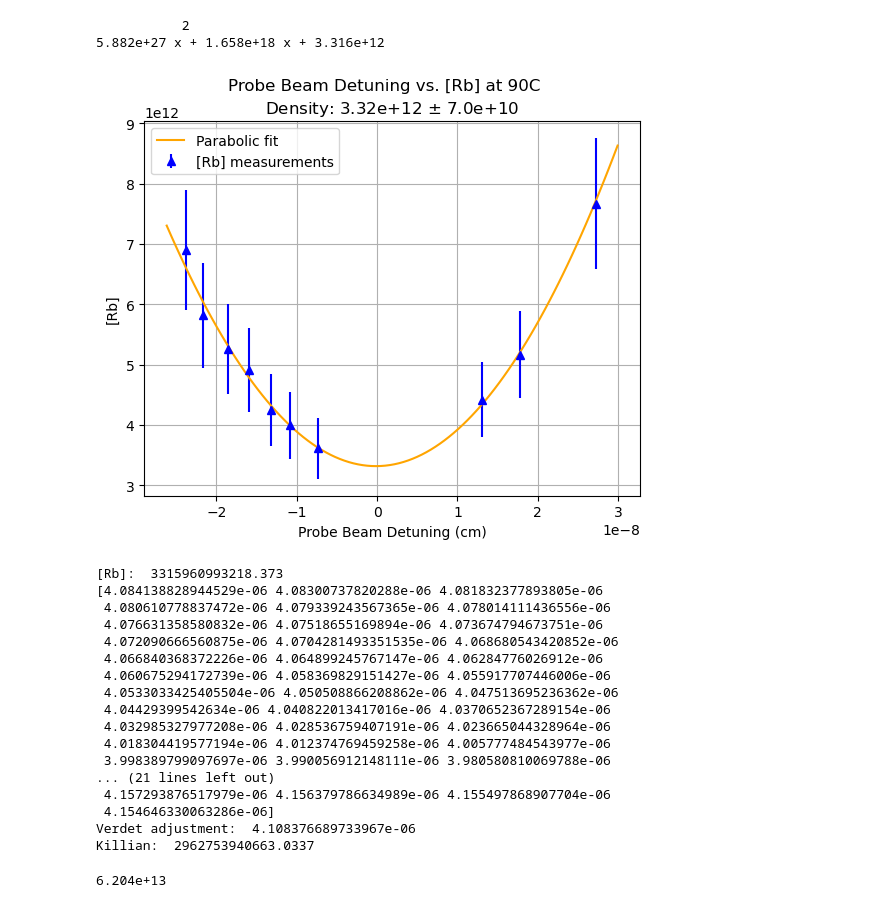
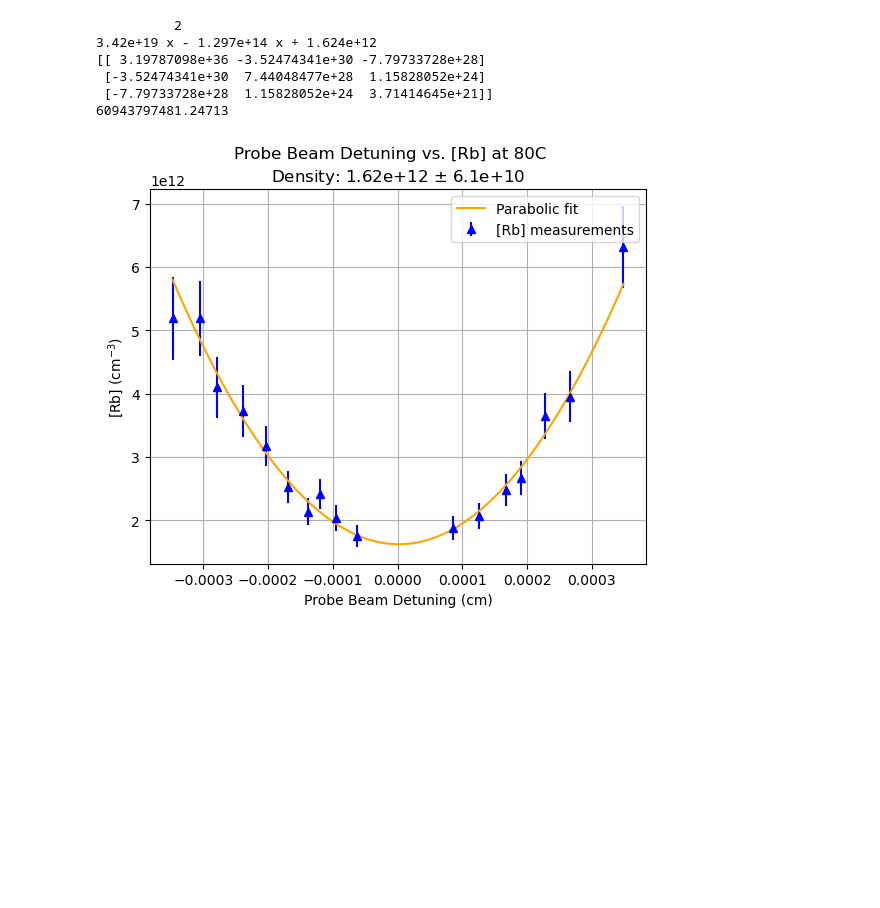
Before and after one commit to Saam-SEOP-Lab/alkali-density, a Jupyter notebook: PrepParabolicAnalysis.ipynb, the cells around one changed output. Saved outputs shown, nothing was run; the diff lists cells and outputs as text; code cells hidden in the pictures; blank space fills up the shorter version.

```diff
--- a/PrepParabolicAnalysis.ipynb
+++ b/PrepParabolicAnalysis.ipynb
@@ -156,12 +126,10 @@ print(density_120C)
 from density_app.functions.fitting_and_error import get_extended_xs, get_parabolic_fit, get_parabola_extrema, get_density_error_from_parabolic_fit
 from density_app.functions.alkali_density_calculation import get_main_prefactor, get_first_order_terms_prefactor, get_second_order_terms_prefactor, get_first_order_terms, get_second_order_terms, killian_density
 
-
 def plot_parabola(data_set, d2_resonance, temperature):
-    x = data_set['ProbeWavelength'].to_numpy()-d2_resonance
+    x = (data_set['ProbeWavelength'].to_numpy()-d2_resonance)/data_set['ProbeWavelength'].to_numpy()
     y = data_set['Density'].to_numpy()
     error = data_set['DensityError'].to_numpy()
-
 
     #figure setup
     fig = plt.figure()
@@ -171,66 +139,52 @@ def plot_parabola(data_set, d2_resonance, temperature):
     my_fit, cv = get_parabolic_fit(x, y, error)
 
     #plot the data sets
-    ax.errorbar(x=x, y=y, yerr=error, color='blue', marker='^', linestyle='none', label = '[Rb] measurements')
+    ax.errorbar(x=x, y=y, yerr=abs(error), color='blue', marker='^', linestyle='none', label = '[Rb] measurements')
     #plot the parabolic fit
-    polyline = get_extended_xs(x, 100, .1)
+    polyline = get_extended_xs(x, 100, .0001)
     ax.plot(polyline, my_fit(polyline), color='orange', label = 'Parabolic fit')
 
     #get the true density value by taking the minimum of my fit
     min_wl, min_den = get_parabola_extrema(my_fit)
     min_density_fmt = formatter(min_den, 2)
     rb_den_final_error = get_density_error_from_parabolic_fit(cv)
     rb_den_final_error_fmt = formatter(rb_den_final_error, 1)
     den_text = "Density: "+min_density_fmt+r" $ \pm $ "+rb_den_final_error_fmt
 
     #set up labels, titles, grid
     fig.suptitle("Probe Beam Detuning vs. [Rb] at %dC"%(temperature))
     ax.set_title(den_text)
     ax.legend()
     ax.set_xlabel("Probe Beam Detuning (cm)")
-    ax.set_ylabel("[Rb]")
+    ax.set_ylabel("[Rb] (cm$^{-3}$)")
     ax.grid(visible=True, which='both', axis='both')
 
     #Print out Density info, for easy copypasting if necessary
     #print("Alkali Metal Density: ", min_density_fmt)
     #print("Density Error: ", rb_den_final_error_fmt)
     print(my_fit)
+    print(cv)
+    print(rb_den_final_error)
     #display the plot
     plt.show()
 
 #actual density should be a flat line at the minimum
 #want to know the difference between the fit and the minimum and also the points and the minimum
 
-T=90
-data = density_90C
+T=80
+data = density_80C
 plot_parabola(data, d2_resonance, T)
 
-fit, rb, err = get_true_density(data, d2_resonance)
-print("[Rb]: ", rb)
-print("Verdet adjustment: ", get_verdet_adjustment(data, d1_resonance, d2_resonance, 3.7, T))
-print("Killian: ",killian_density(T))
+#fit, rb, err = get_true_density(data, d2_resonance)
+#print("[Rb]: ", rb)
+#print("Precent Error:", err*100/rb)
+#print("Verdet adjustment: ", get_verdet_adjustment(data, d1_resonance, d2_resonance, 3.7, T))
+#print("Killian: ",killian_density(T))
 # %% [output]
-           2
-5.882e+27 x + 1.658e+18 x + 3.316e+12
+          2
+3.42e+19 x - 1.297e+14 x + 1.624e+12
+[[ 3.19787098e+36 -3.52474341e+30 -7.79733728e+28]
+ [-3.52474341e+30  7.44048477e+28  1.15828052e+24]
+ [-7.79733728e+28  1.15828052e+24  3.71414645e+21]]
+60943797481.24713
-[figure, old version]
+[figure, new version]
-[Rb]:  3315960993218.373
-[4.084138828944529e-06 4.08300737820288e-06 4.081832377893805e-06
- 4.080610778837472e-06 4.079339243567365e-06 4.078014111436556e-06
- 4.076631358580832e-06 4.07518655169894e-06 4.073674794673751e-06
- 4.072090666560875e-06 4.0704281493351535e-06 4.068680543420852e-06
- 4.066840368372226e-06 4.064899245767147e-06 4.06284776026912e-06
- 4.060675294172739e-06 4.058369829151427e-06 4.055917707446006e-06
- 4.0533033425405504e-06 4.050508866208862e-06 4.047513695236362e-06
- 4.04429399542634e-06 4.040822013417016e-06 4.0370652367289154e-06
- 4.032985327977208e-06 4.028536759407191e-06 4.023665044328964e-06
- 4.018304419577194e-06 4.012374769459258e-06 4.005777484543977e-06
- 3.998389799097697e-06 3.990056912148111e-06 3.980580810069788e-06
-... (21 lines left out)
- 4.157293876517979e-06 4.156379786634989e-06 4.155497868907704e-06
- 4.154646330063286e-06]
-Verdet adjustment:  4.108376689733967e-06
-Killian:  2962753940663.0337
-# %%
-print(formatter(killian_density(140), 3))
-# %% [output]
-6.204e+13
```
Also changed, not shown: parts of 8 cells of this notebook, 22 other files.
